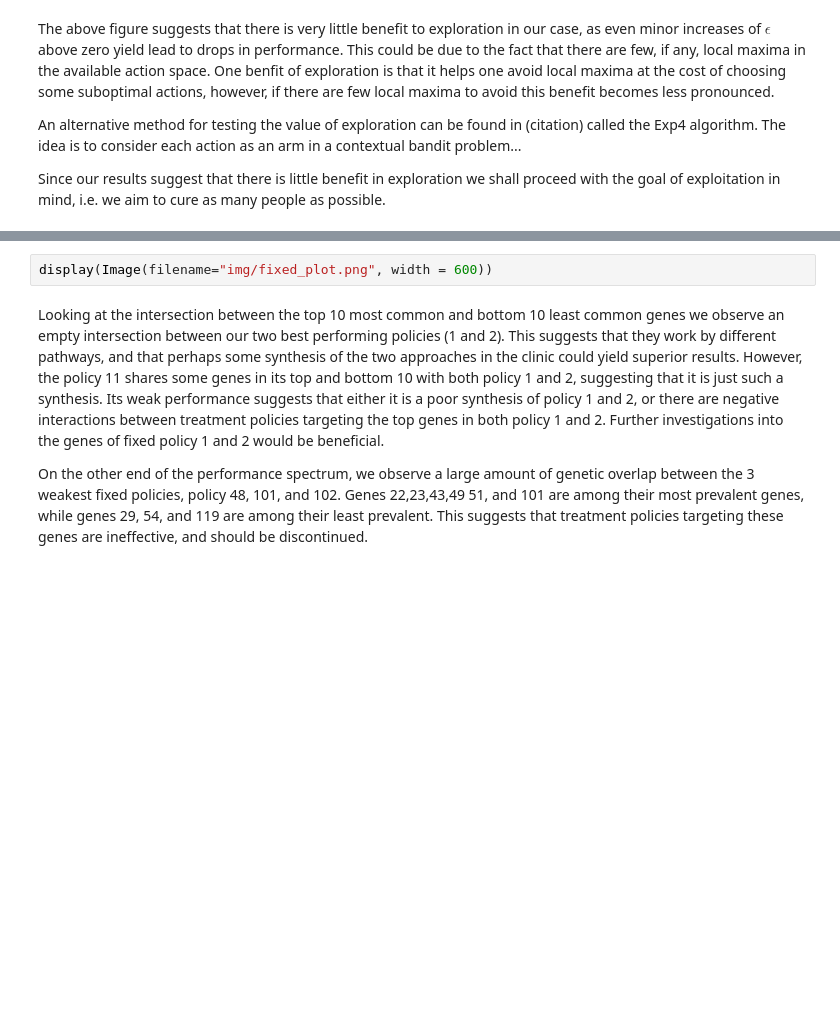
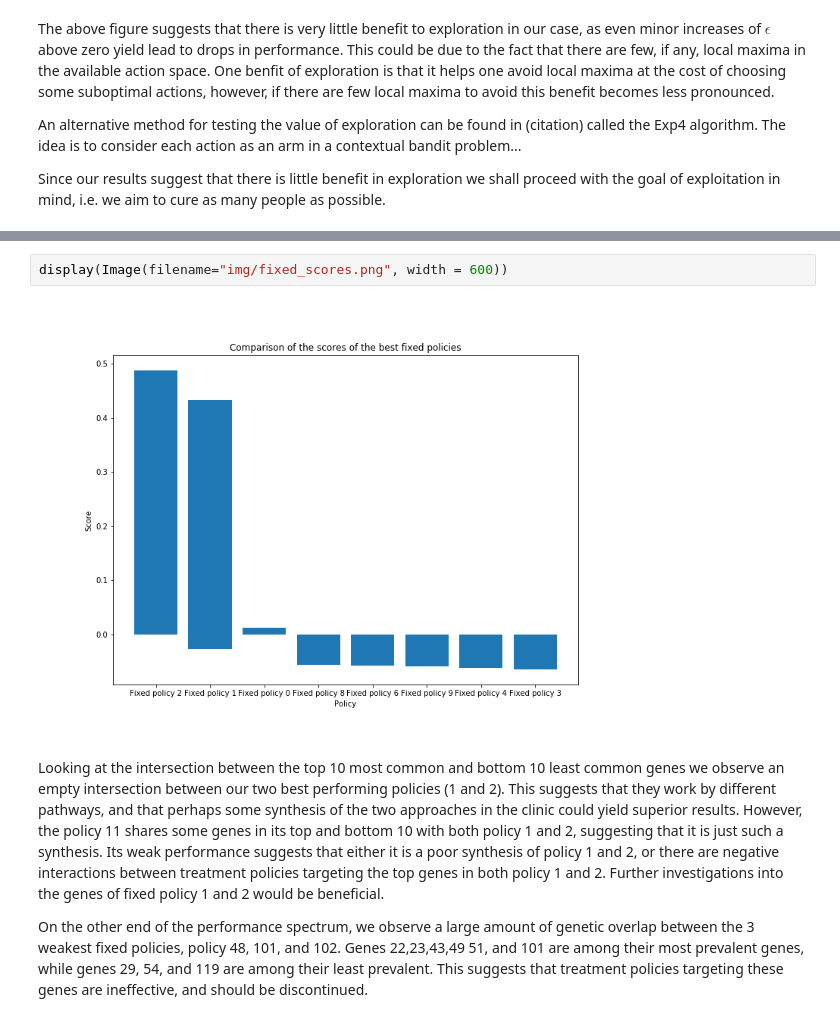
Before and after one commit to chriklev/ml-society-science, a Jupyter notebook: src/project-2/Project2_INSTK5000_master.ipynb, the cells around one changed output, grey strips where cells are left out. Saved outputs shown, nothing was run; the diff lists cells and outputs as text; blank space fills up the shorter version.

```diff
--- a/src/project-2/Project2_INSTK5000_master.ipynb
+++ b/src/project-2/Project2_INSTK5000_master.ipynb
@@ -1176,5 +1184,7 @@ Filtering our data on the observations for which $y=1$, we observe that certain
 # %%
-display(Image(filename="img/fixed_plot.png", width = 600))
+display(Image(filename="img/fixed_scores.png", width = 600))
+# %% [output]
+[figure, added]
 # %% [markdown]
 Looking at the intersection between the top 10 most common and bottom 10 least common genes we observe an empty intersection between our two best performing policies (1 and 2). This suggests that they work by different pathways, and that perhaps some synthesis of the two approaches in the clinic could yield superior results. However, the policy 11 shares some genes in its top and bottom 10 with both policy 1 and 2, suggesting that it is just such a synthesis. Its weak performance suggests that either it is a poor synthesis of policy 1 and 2, or there are negative interactions between treatment policies targeting the top genes in both policy 1 and 2. Further investigations into the genes of fixed policy 1 and 2 would be beneficial.
 
```
Also changed, not shown: parts of 8 cells of this notebook, 17 other files.
